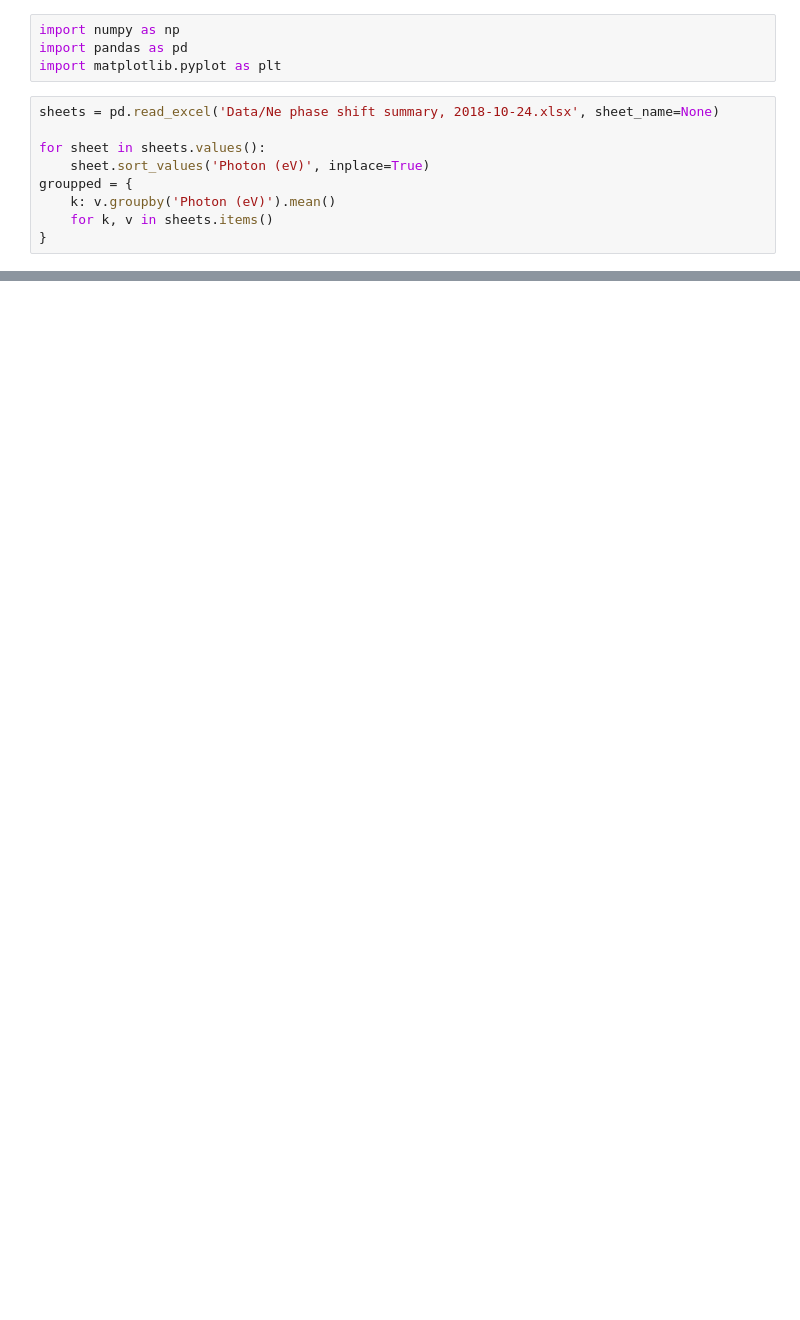
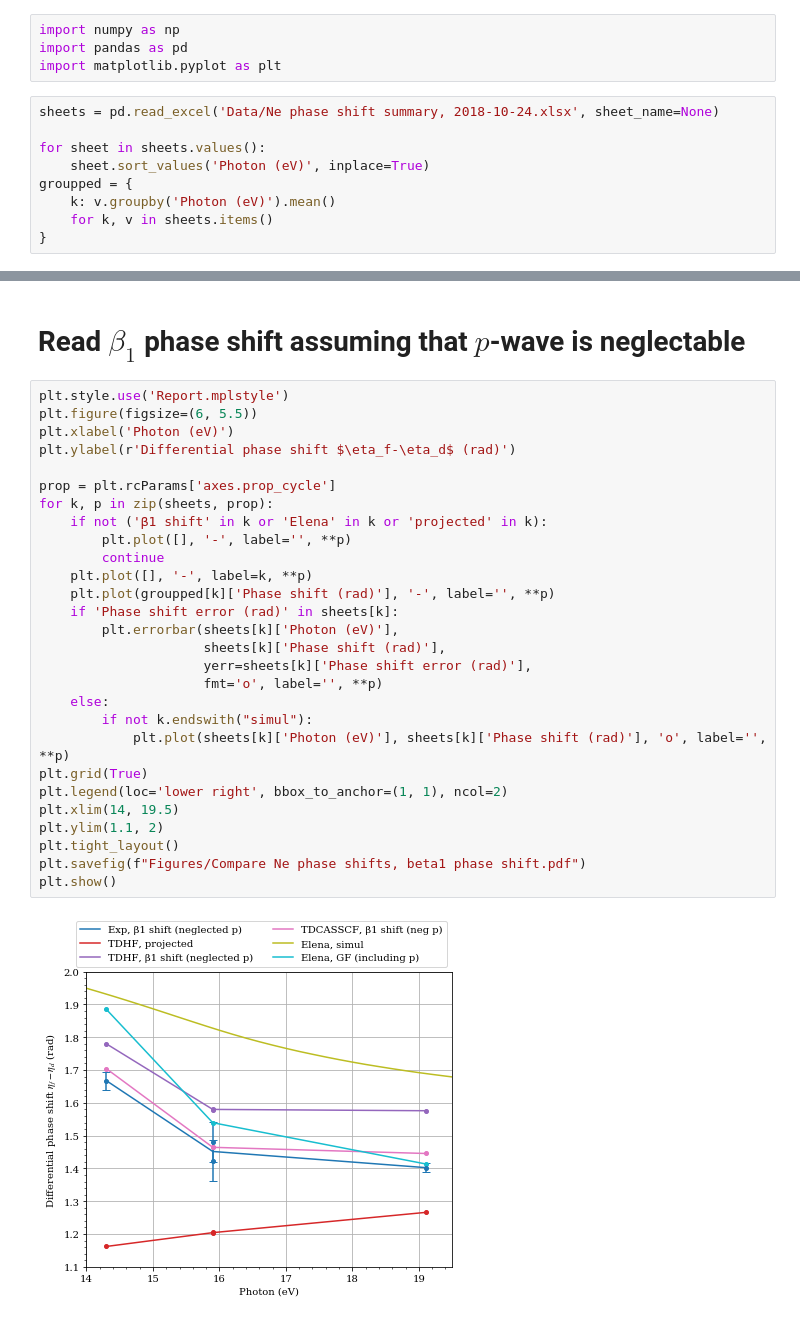
Before and after one commit to DaehyunPY/FERMI20144077, a Jupyter notebook: Notebooks/Compare Ne beta phase shifts (summary).ipynb, the cells around one changed output, grey strips where cells are left out. Drawn from its saved outputs; the diff is of its cells as text; blank space fills up the shorter version.

```diff
--- a/Notebooks/Compare Ne beta phase shifts (summary).ipynb
+++ b/Notebooks/Compare Ne beta phase shifts (summary).ipynb
@@ -38,0 +43,32 @@ plt.show()
+# %% [markdown]
+# Read $\beta_1$ phase shift assuming that $p$-wave is neglectable
+# %%
+plt.style.use('Report.mplstyle')
+plt.figure(figsize=(6, 5.5))
+plt.xlabel('Photon (eV)')
+plt.ylabel(r'Differential phase shift $\eta_f-\eta_d$ (rad)')
+
+prop = plt.rcParams['axes.prop_cycle']
+for k, p in zip(sheets, prop):
+    if not ('β1 shift' in k or 'Elena' in k or 'projected' in k):
+        plt.plot([], '-', label='', **p)
+        continue
+    plt.plot([], '-', label=k, **p)
+    plt.plot(groupped[k]['Phase shift (rad)'], '-', label='', **p)
+    if 'Phase shift error (rad)' in sheets[k]:
+        plt.errorbar(sheets[k]['Photon (eV)'],
+                     sheets[k]['Phase shift (rad)'],
+                     yerr=sheets[k]['Phase shift error (rad)'],
+                     fmt='o', label='', **p)
+    else:
+        if not k.endswith("simul"):
+            plt.plot(sheets[k]['Photon (eV)'], sheets[k]['Phase shift (rad)'], 'o', label='', **p)
+plt.grid(True)
+plt.legend(loc='lower right', bbox_to_anchor=(1, 1), ncol=2)
+plt.xlim(14, 19.5)
+plt.ylim(1.1, 2)
+plt.tight_layout()
+plt.savefig(f"Figures/Compare Ne phase shifts, beta1 phase shift.pdf")
+plt.show()
+# %% [output]
+[figure, added]
```
Also changed, not shown: parts of 10 cells of this notebook, 3 other files.
